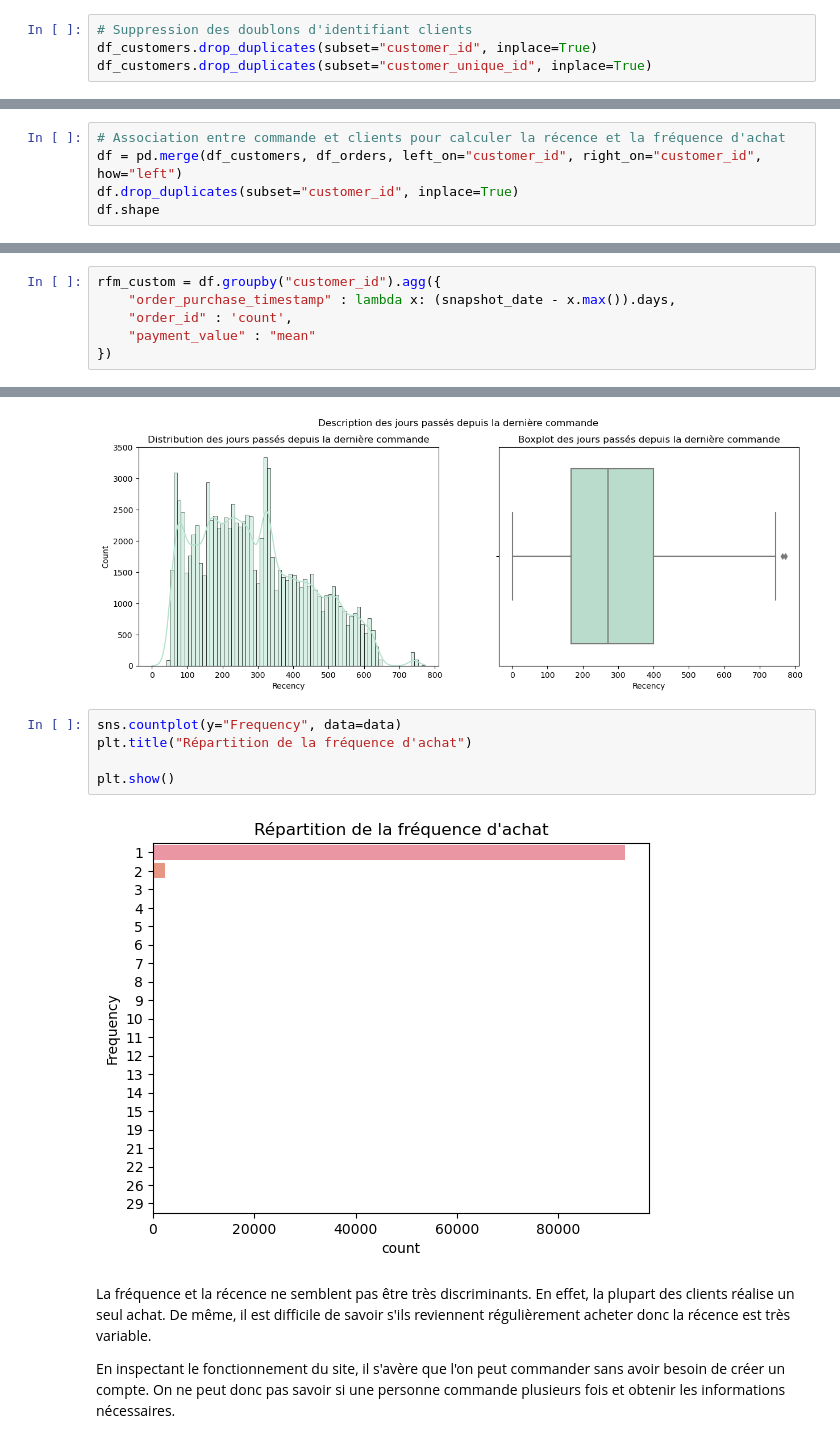
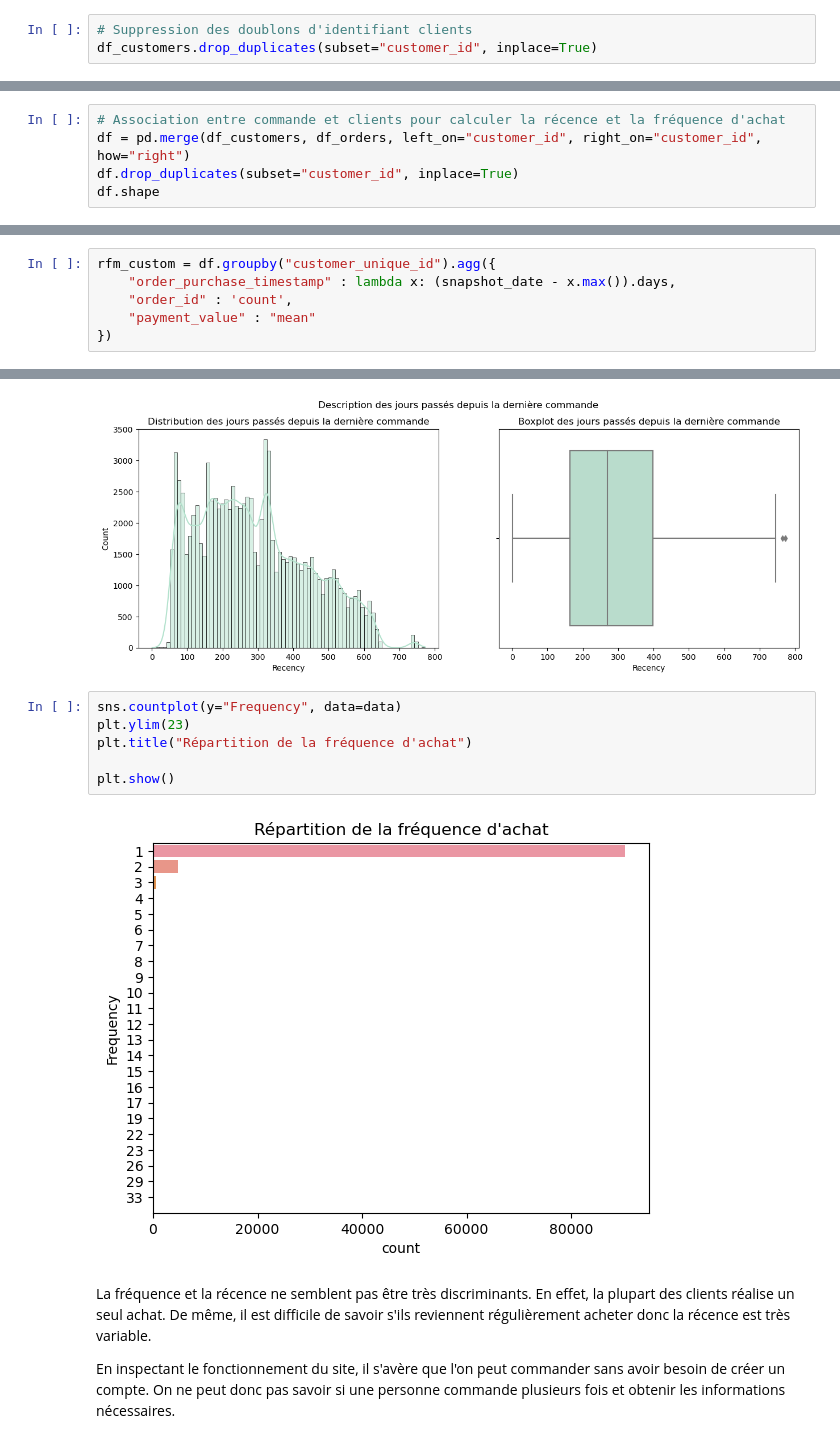
Before and after one commit to Sylvariane/segmentez_les_clients, a Jupyter notebook: POlist_01_analysefinale.ipynb, the cells around one changed output, grey strips where cells are left out. Saved outputs shown, nothing was run; the diff lists cells and outputs as text.

```diff
--- a/POlist_01_analysefinale.ipynb
+++ b/POlist_01_analysefinale.ipynb
@@ -51,7 +51,6 @@ On remarque un écart important entre les identifiants clients et les identifian
 # %%
 # Suppression des doublons d'identifiant clients
 df_customers.drop_duplicates(subset="customer_id", inplace=True)
-df_customers.drop_duplicates(subset="customer_unique_id", inplace=True)
 # %%
 df_customers.shape
 # %% [output]
@@ -66,7 +65,7 @@ df_orders.shape
 (99441, 8)
 # %%
 # Association entre commande et clients pour calculer la récence et la fréquence d'achat
-df = pd.merge(df_customers, df_orders, left_on="customer_id", right_on="customer_id", how="left")
+df = pd.merge(df_customers, df_orders, left_on="customer_id", right_on="customer_id", how="right")
 df.drop_duplicates(subset="customer_id", inplace=True)
 df.shape
 # %% [output]
@@ -103,7 +102,7 @@ for cols in time:
 # %%
 snapshot_date = max(df.order_purchase_timestamp) + datetime.timedelta(days=1)
 # %%
-rfm_custom = df.groupby("customer_id").agg({
+rfm_custom = df.groupby("customer_unique_id").agg({
     "order_purchase_timestamp" : lambda x: (snapshot_date - x.max()).days,
     "order_id" : 'count',
     "payment_value" : "mean"
@@ -163,11 +162,12 @@ plt.show()
 [figure]
 # %%
 sns.countplot(y="Frequency", data=data)
+plt.ylim(23)
 plt.title("Répartition de la fréquence d'achat")
 
 plt.show()
 # %% [output]
-[figure, old version]
+[figure, new version]
 # %% [markdown]
 La fréquence et la récence ne semblent pas être très discriminants. En effet, la plupart des clients réalise un seul achat. De même, il est difficile de savoir s'ils reviennent régulièrement acheter donc la récence est très variable.
 
```
Also changed, not shown: parts of 27 cells of this notebook.
